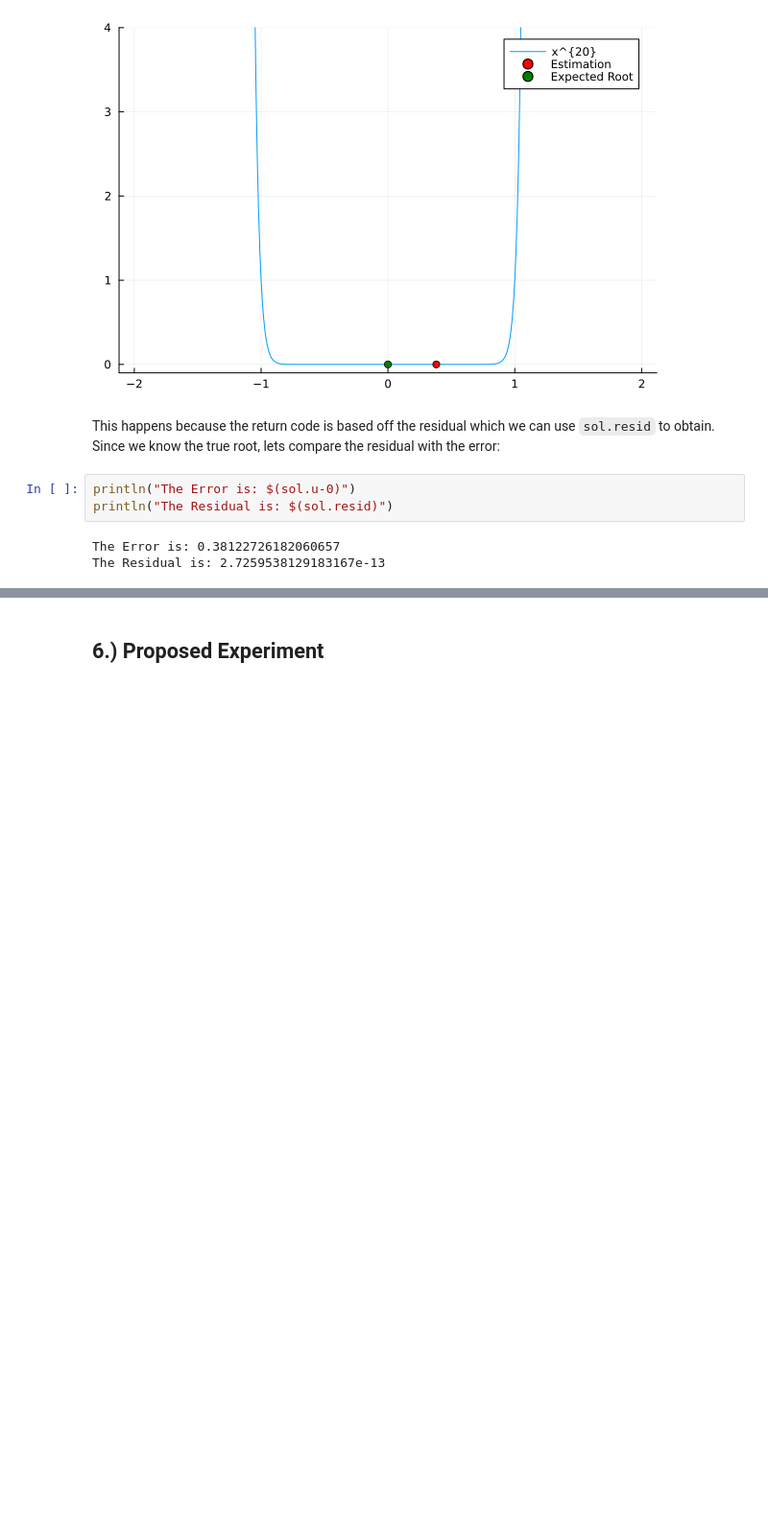
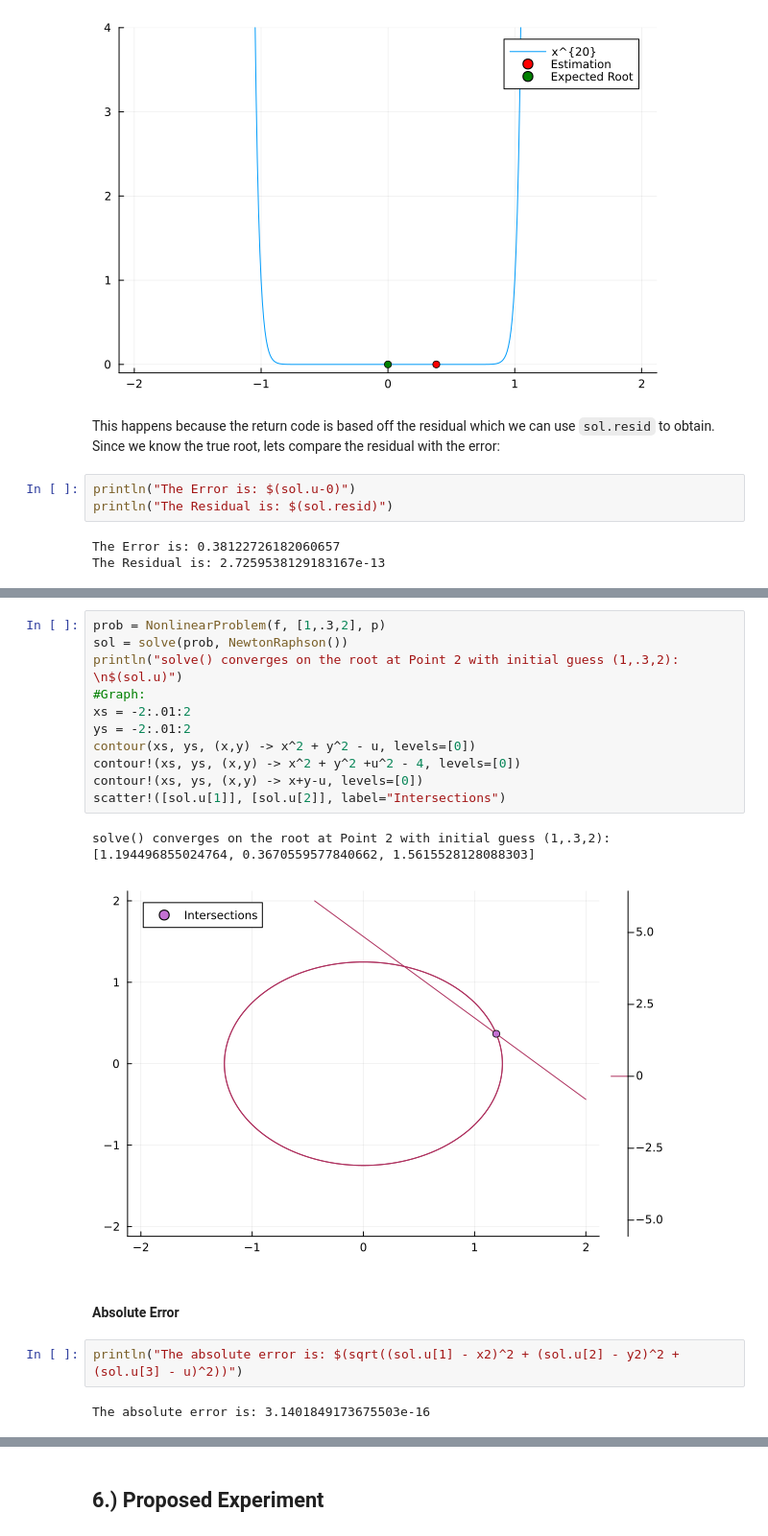
Before and after one commit to cu-numcomp/fall26-community-BenedictNguyen1, a Jupyter notebook: Presentation.ipynb, the cells around one changed output, grey strips where cells are left out. Shown at 96% size. Drawn from its saved outputs; the diff is of its cells as text; blank space fills up the shorter version.

```diff
--- a/Presentation.ipynb
+++ b/Presentation.ipynb
@@ -117,2 +235,23 @@ The Residual is: 2.7259538129183167e-13
+# %%
+prob = NonlinearProblem(f, [1,.3,2], p)
+sol = solve(prob, NewtonRaphson())
+println("solve() converges on the root at Point 2 with initial guess (1,.3,2): \n$(sol.u)")
+#Graph:
+xs = -2:.01:2
+ys = -2:.01:2
+contour(xs, ys, (x,y) -> x^2 + y^2 - u, levels=[0])
+contour!(xs, ys, (x,y) -> x^2 + y^2 +u^2 - 4, levels=[0])
+contour!(xs, ys, (x,y) -> x+y-u, levels=[0])
+scatter!([sol.u[1]], [sol.u[2]], label="Intersections")
+# %% [output]
+solve() converges on the root at Point 2 with initial guess (1,.3,2):
+[1.194496855024764, 0.3670559577840662, 1.5615528128088303]
+[figure, added]
+# %% [markdown]
+#### Absolute Error
+# %%
+println("The absolute error is: $(sqrt((sol.u[1] - x2)^2 + (sol.u[2] - y2)^2 + (sol.u[3] - u)^2))")
+# %% [output]
+The absolute error is: 3.1401849173675503e-16
 # %% [markdown]
 ## 5.) Question
```
Also changed, not shown: parts of 17 cells of this notebook, 1 other file.
